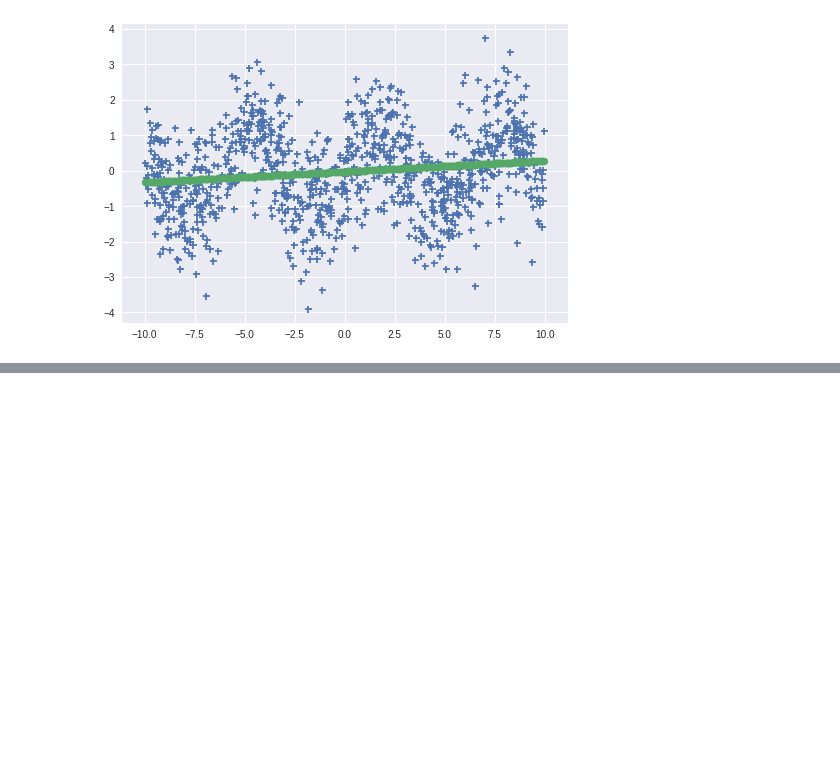
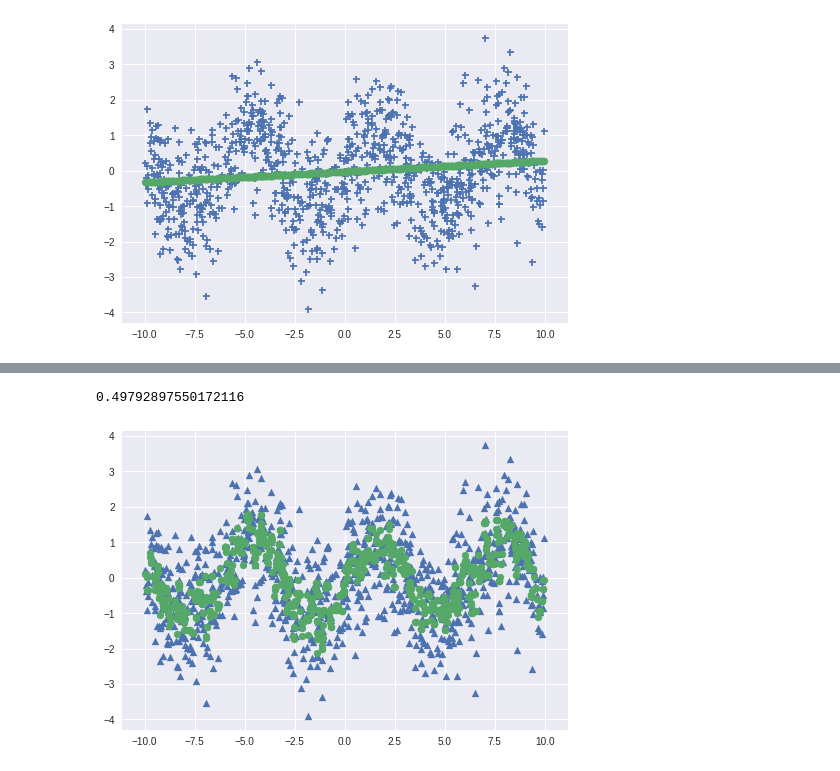
Before and after one commit to kintarou/django-starter, a Jupyter notebook: regression.ipynb, the cells around one changed output, grey strips where cells are left out. Saved outputs shown, nothing was run; the diff lists cells and outputs as text; code cells hidden in the pictures; blank space fills up the shorter version.

```diff
--- a/regression.ipynb
+++ b/regression.ipynb
@@ -278,0 +309,15 @@ plt.show()
+# %%
+#k-means
+from sklearn import neighbors
+
+model = neighbors.KNeighborsRegressor()
+model.fit(x, y)
+
+print(model.score(x, y))
+
+plt.scatter(x, y, marker='^')
+plt.scatter(x, model.predict(x), marker='o')
+plt.show()
+# %% [output]
+0.49792897550172116
+[figure, added]
```
Also changed, not shown: parts of 2 cells of this notebook.
